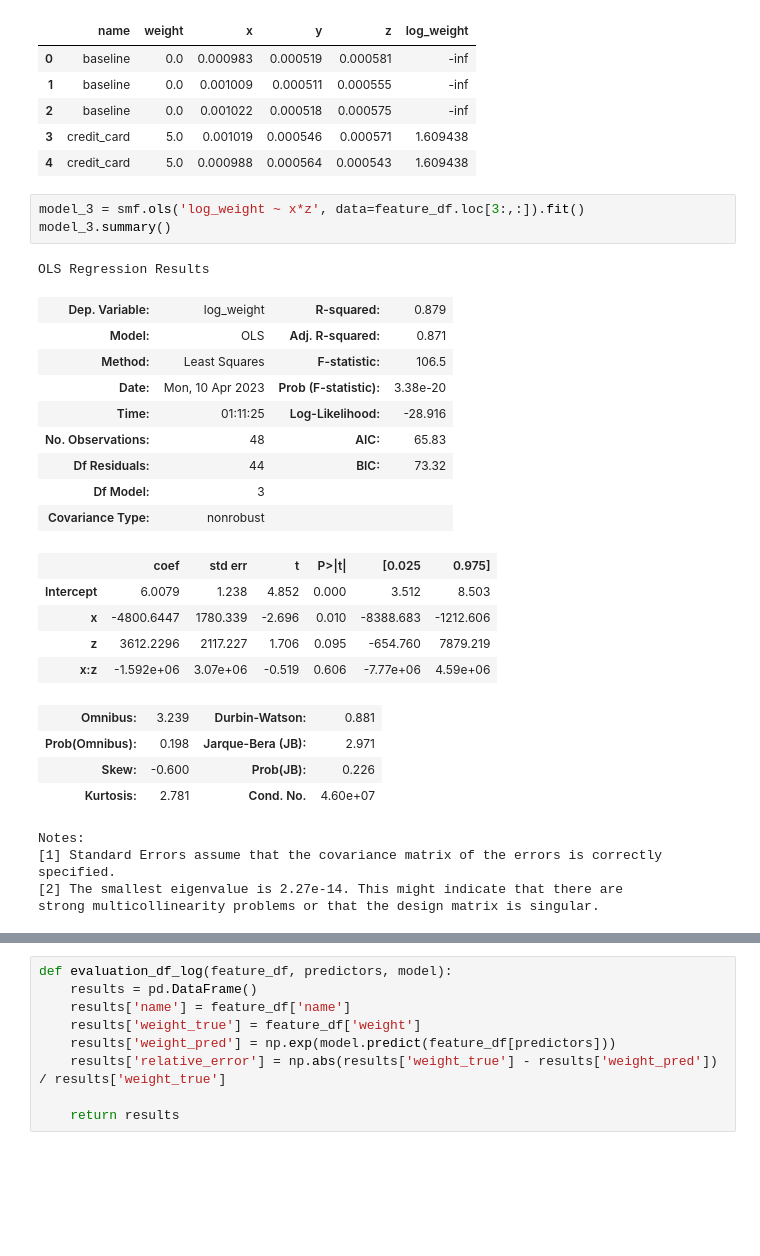
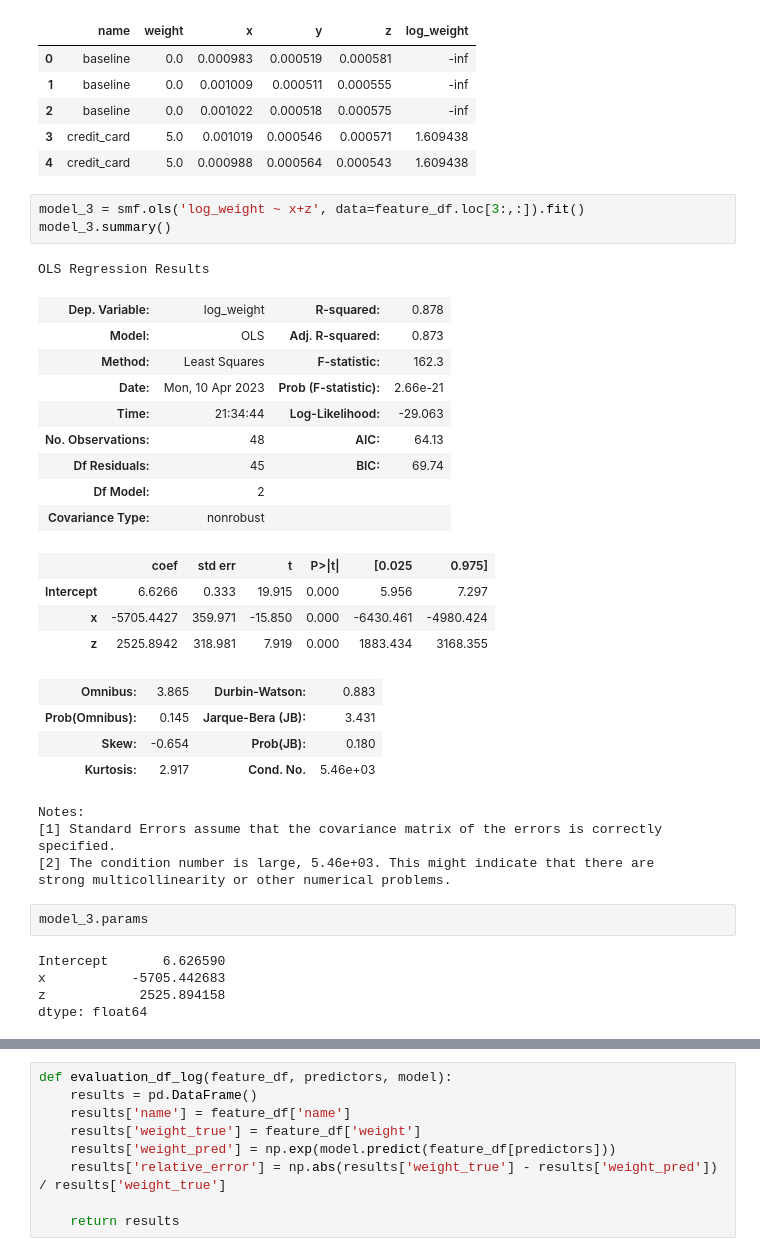
Before and after one commit to bummoblizard/comp3516-scale, a Jupyter notebook: analysis/base_analysis.ipynb, the cells around one changed output, grey strips where cells are left out. Drawn from its saved outputs; the diff is of its cells as text; blank space fills up the shorter version.

```diff
--- a/analysis/base_analysis.ipynb
+++ b/analysis/base_analysis.ipynb
@@ -404,29 +415,35 @@ feature_df.head()
 | 3 | credit_card | 5.0 | 0.001019 | 0.000546 | 0.000571 | 1.609438 |
 | 4 | credit_card | 5.0 | 0.000988 | 0.000564 | 0.000543 | 1.609438 |
 # %%
-model_3 = smf.ols('log_weight ~ x*z', data=feature_df.loc[3:,:]).fit()
+model_3 = smf.ols('log_weight ~ x+z', data=feature_df.loc[3:,:]).fit()
 model_3.summary()
 # %% [output]
 OLS Regression Results
-| Dep. Variable: | log_weight | R-squared: | 0.879 |
-| Model: | OLS | Adj. R-squared: | 0.871 |
-| Method: | Least Squares | F-statistic: | 106.5 |
-| Date: | Mon, 10 Apr 2023 | Prob (F-statistic): | 3.38e-20 |
-| Time: | 01:11:25 | Log-Likelihood: | -28.916 |
-| No. Observations: | 48 | AIC: | 65.83 |
-| Df Residuals: | 44 | BIC: | 73.32 |
-| Df Model: | 3 |  |  |
+| Dep. Variable: | log_weight | R-squared: | 0.878 |
+| Model: | OLS | Adj. R-squared: | 0.873 |
+| Method: | Least Squares | F-statistic: | 162.3 |
+| Date: | Mon, 10 Apr 2023 | Prob (F-statistic): | 2.66e-21 |
+| Time: | 21:34:44 | Log-Likelihood: | -29.063 |
+| No. Observations: | 48 | AIC: | 64.13 |
+| Df Residuals: | 45 | BIC: | 69.74 |
+| Df Model: | 2 |  |  |
 | Covariance Type: | nonrobust |  |  |
 |  | coef | std err | t | P>|t| | [0.025 | 0.975] |
-| Intercept | 6.0079 | 1.238 | 4.852 | 0.000 | 3.512 | 8.503 |
-| x | -4800.6447 | 1780.339 | -2.696 | 0.010 | -8388.683 | -1212.606 |
-| z | 3612.2296 | 2117.227 | 1.706 | 0.095 | -654.760 | 7879.219 |
-| x:z | -1.592e+06 | 3.07e+06 | -0.519 | 0.606 | -7.77e+06 | 4.59e+06 |
+| Intercept | 6.6266 | 0.333 | 19.915 | 0.000 | 5.956 | 7.297 |
+| x | -5705.4427 | 359.971 | -15.850 | 0.000 | -6430.461 | -4980.424 |
+| z | 2525.8942 | 318.981 | 7.919 | 0.000 | 1883.434 | 3168.355 |
-| Omnibus: | 3.239 | Durbin-Watson: | 0.881 |
-| Prob(Omnibus): | 0.198 | Jarque-Bera (JB): | 2.971 |
-| Skew: | -0.600 | Prob(JB): | 0.226 |
-| Kurtosis: | 2.781 | Cond. No. | 4.60e+07 |
+| Omnibus: | 3.865 | Durbin-Watson: | 0.883 |
+| Prob(Omnibus): | 0.145 | Jarque-Bera (JB): | 3.431 |
+| Skew: | -0.654 | Prob(JB): | 0.180 |
+| Kurtosis: | 2.917 | Cond. No. | 5.46e+03 |
 Notes:
 [1] Standard Errors assume that the covariance matrix of the errors is correctly specified.
-[2] The smallest eigenvalue is 2.27e-14. This might indicate that there are
-strong multicollinearity problems or that the design matrix is singular.
+[2] The condition number is large, 5.46e+03. This might indicate that there are
+strong multicollinearity or other numerical problems.
+# %%
+model_3.params
+# %% [output]
+Intercept       6.626590
+x           -5705.442683
+z            2525.894158
+dtype: float64
```
Also changed, not shown: parts of 15 cells of this notebook, 1 other file.
